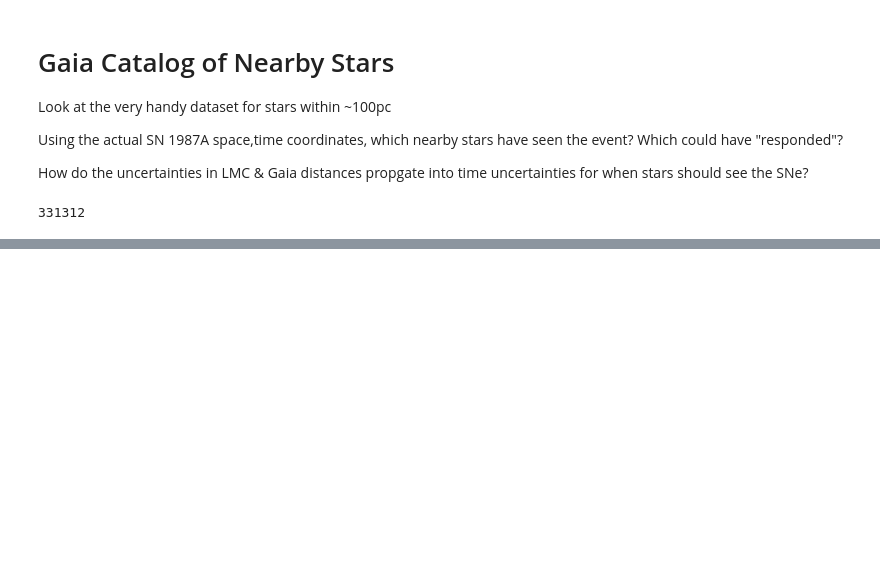
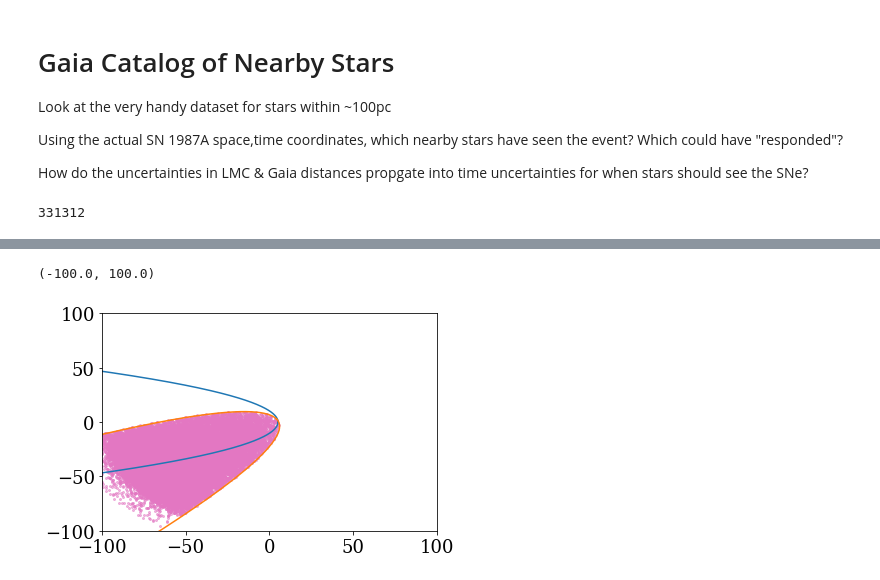
Before and after one commit to jradavenport/daen, a Jupyter notebook: code/GCNS_SN1987A.ipynb, the cells around one changed output, grey strips where cells are left out. Saved outputs shown, nothing was run; the diff lists cells and outputs as text; code cells hidden in the pictures; blank space fills up the shorter version.

```diff
--- a/code/GCNS_SN1987A.ipynb
+++ b/code/GCNS_SN1987A.ipynb
@@ -159,0 +180,16 @@ plt.grid(True)
+# %%
+xpos = (fx - fx0[1]).to('pc')
+ypos = fy.to('pc')
+ang = np.deg2rad(-32.75)
+
+new_xpos = xpos * np.cos(ang)+ypos*np.sin(ang)
+new_ypos = -xpos * np.sin(ang)+ypos*np.cos(ang)
+plt.scatter(GCNS['YCOORD_50'][EYES], GCNS['ZCOORD_50'][EYES], c='C6', s=4, alpha=0.5)
+
+plt.plot(xpos, ypos)
+plt.plot(new_xpos, new_ypos)
+plt.xlim(-100,100)
+plt.ylim(-100,100)
+# %% [output]
+(-100.0, 100.0)
+[figure, added]
```
Also changed, not shown: parts of 9 cells of this notebook, 1 other file.
